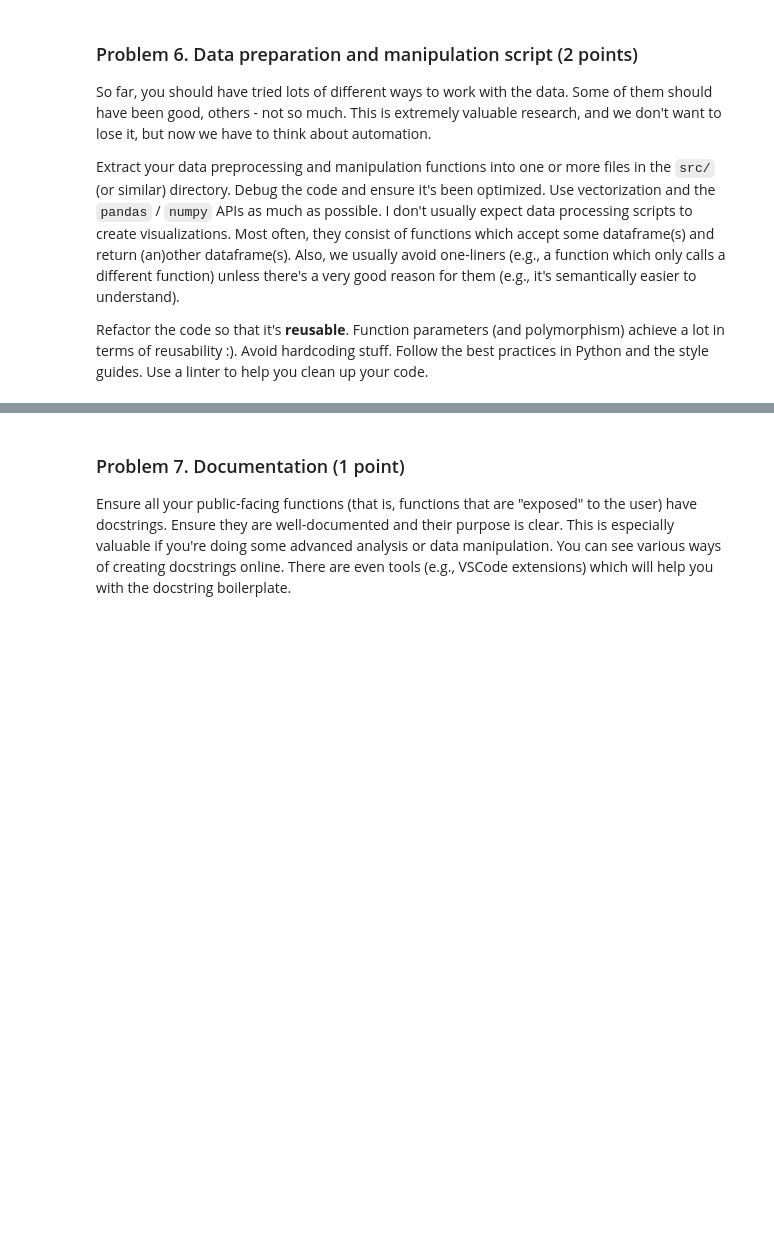
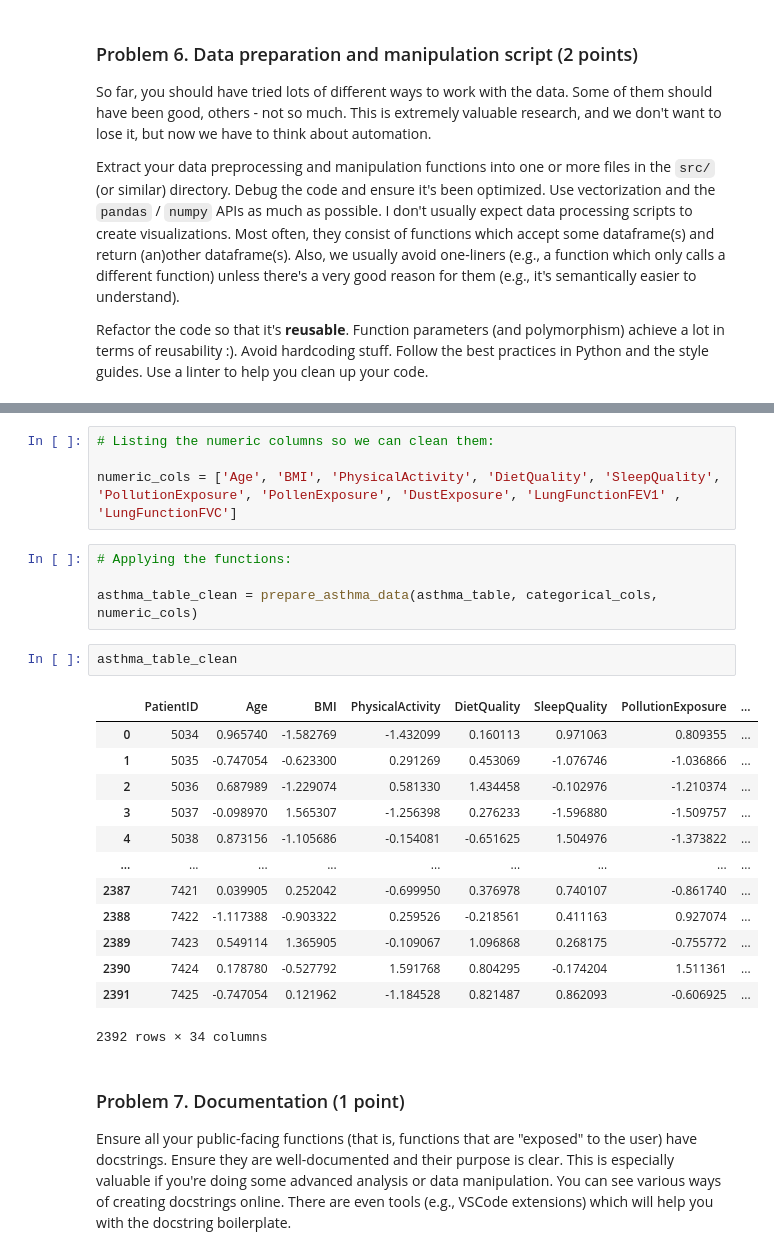
Before and after one commit to mitkodimitrof1422/asthma-disease-analysis, a Jupyter notebook: notebooks/DS Project Archiecture Lab.ipynb, the cells around one changed output, grey strips where cells are left out. Drawn from its saved outputs; the diff is of its cells as text; blank space fills up the shorter version.

```diff
--- a/notebooks/DS Project Archiecture Lab.ipynb
+++ b/notebooks/DS Project Archiecture Lab.ipynb
@@ -71,3 +240,27 @@ Refactor the code so that it's **reusable**. Function parameters (and polymorphi
+# %%
+# Listing the numeric columns so we can clean them:
+
+numeric_cols = ['Age', 'BMI', 'PhysicalActivity', 'DietQuality', 'SleepQuality', 'PollutionExposure', 'PollenExposure', 'DustExposure', 'LungFunctionFEV1' , 'LungFunctionFVC']
+# %%
+# Applying the functions:
+
+asthma_table_clean = prepare_asthma_data(asthma_table, categorical_cols, numeric_cols)
+# %%
+asthma_table_clean
+# %% [output]
+|  | PatientID | Age | BMI | PhysicalActivity | DietQuality | SleepQuality | PollutionExposure | ... |
+| 0 | 5034 | 0.965740 | -1.582769 | -1.432099 | 0.160113 | 0.971063 | 0.809355 | ... |
+| 1 | 5035 | -0.747054 | -0.623300 | 0.291269 | 0.453069 | -1.076746 | -1.036866 | ... |
+| 2 | 5036 | 0.687989 | -1.229074 | 0.581330 | 1.434458 | -0.102976 | -1.210374 | ... |
+| 3 | 5037 | -0.098970 | 1.565307 | -1.256398 | 0.276233 | -1.596880 | -1.509757 | ... |
+| 4 | 5038 | 0.873156 | -1.105686 | -0.154081 | -0.651625 | 1.504976 | -1.373822 | ... |
+| ... | ... | ... | ... | ... | ... | ... | ... | ... |
+| 2387 | 7421 | 0.039905 | 0.252042 | -0.699950 | 0.376978 | 0.740107 | -0.861740 | ... |
+| 2388 | 7422 | -1.117388 | -0.903322 | 0.259526 | -0.218561 | 0.411163 | 0.927074 | ... |
+| 2389 | 7423 | 0.549114 | 1.365905 | -0.109067 | 1.096868 | 0.268175 | -0.755772 | ... |
+| 2390 | 7424 | 0.178780 | -0.527792 | 1.591768 | 0.804295 | -0.174204 | 1.511361 | ... |
+| 2391 | 7425 | -0.747054 | 0.121962 | -1.184528 | 0.821487 | 0.862093 | -0.606925 | ... |
+2392 rows × 34 columns
 # %% [markdown]
 ### Problem 7. Documentation (1 point)
 Ensure all your public-facing functions (that is, functions that are "exposed" to the user) have docstrings. Ensure they are well-documented and their purpose is clear. This is especially valuable if you're doing some advanced analysis or data manipulation. You can see various ways of creating docstrings online. There are even tools (e.g., VSCode extensions) which will help you with the docstring boilerplate.
```
Also changed, not shown: parts of 11 cells of this notebook, 1 other file.
